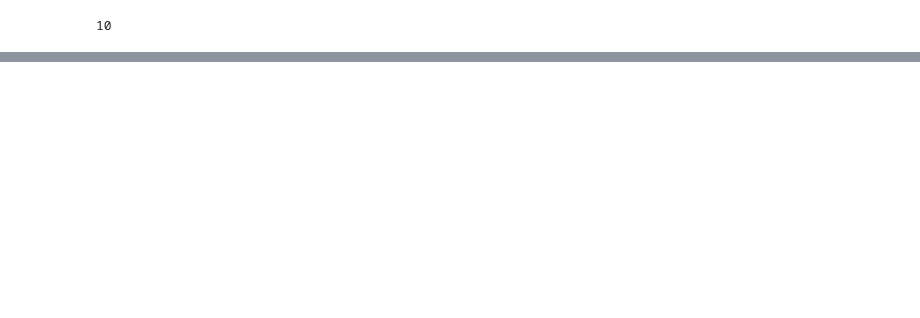
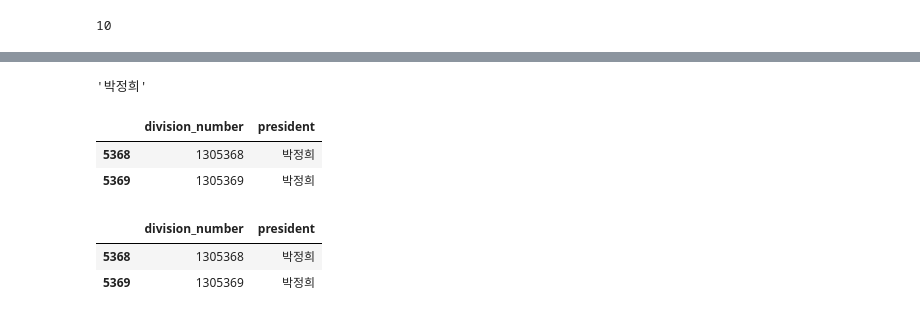
Before and after one commit to stundrg/kang-eda, a Jupyter notebook: notebook/Untitled.ipynb, the cells around one changed output, grey strips where cells are left out. Drawn from its saved outputs; the diff is of its cells as text; code cells hidden in the pictures; blank space fills up the shorter version.

```diff
--- a/notebook/Untitled.ipynb
+++ b/notebook/Untitled.ipynb
@@ -149,0 +175,16 @@ print(sum(t))
+# %%
+df.iloc[0,1]
+# %% [output]
+'박정희'
+# %%
+df.iloc[0:2,0:2]
+# %% [output]
+|  | division_number | president |
+| 5368 | 1305368 | 박정희 |
+| 5369 | 1305369 | 박정희 |
+# %%
+df.iloc[0:2,0:2]
+# %% [output]
+|  | division_number | president |
+| 5368 | 1305368 | 박정희 |
+| 5369 | 1305369 | 박정희 |
```
Also changed, not shown: parts of 16 cells of this notebook.
